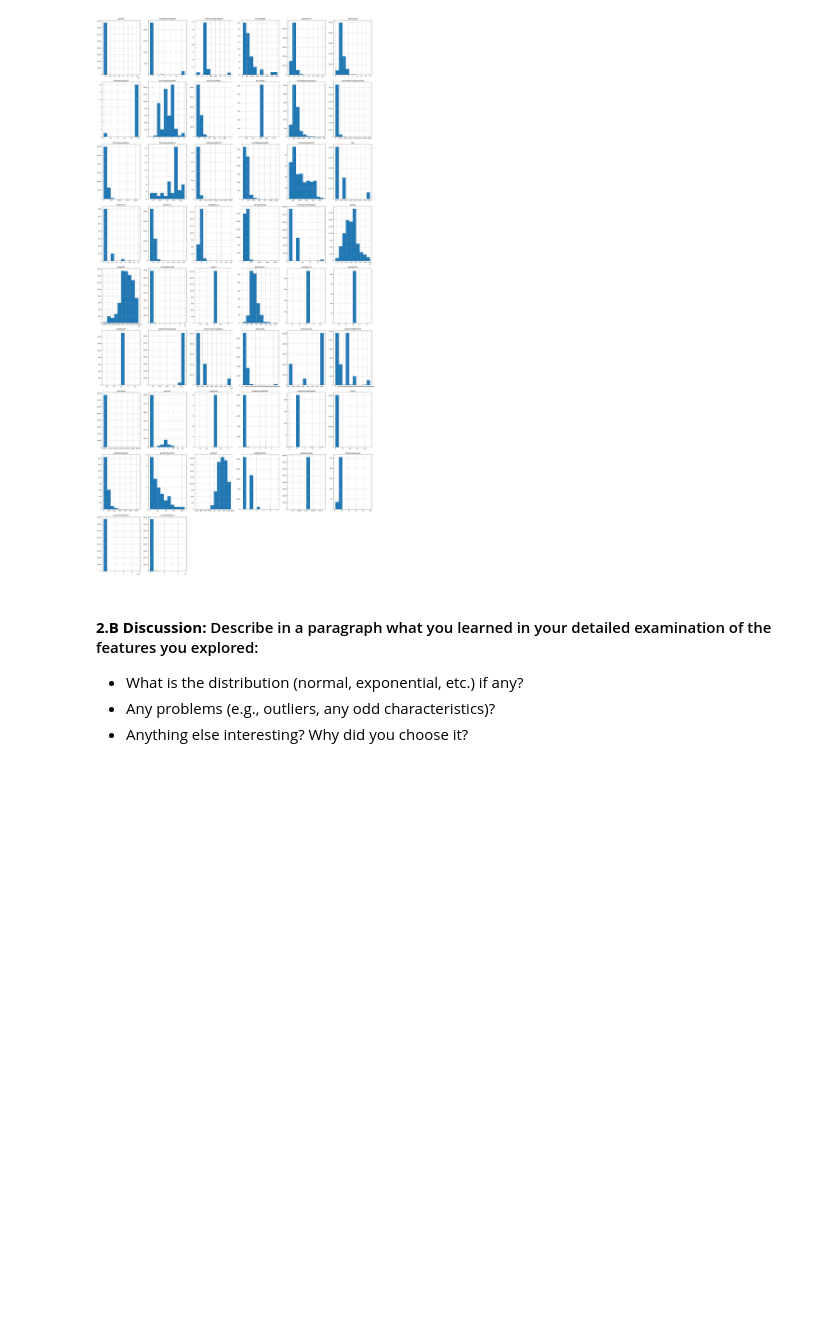
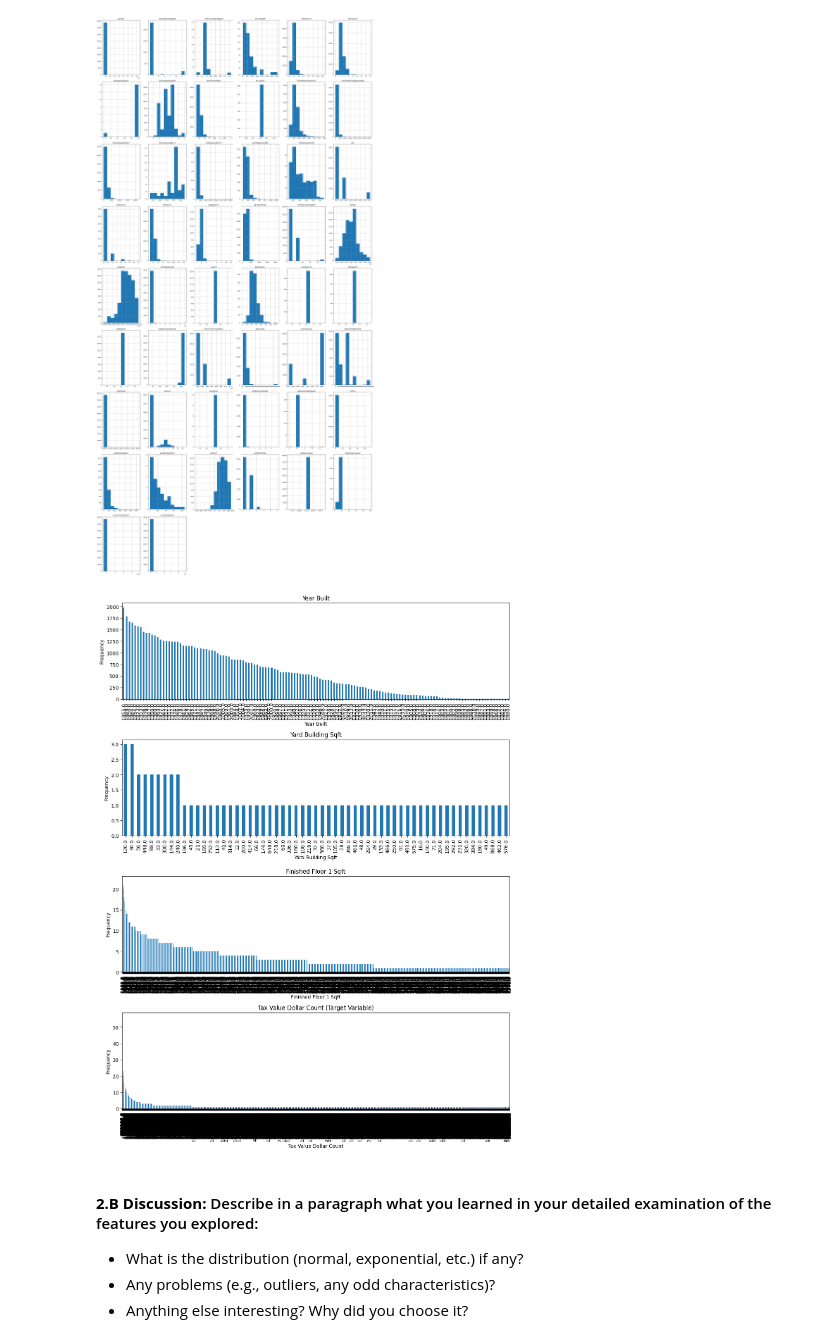
Before and after one commit to amc200092845471/Module-3-Assignments, a Jupyter notebook: Milestone_01 (1).ipynb, the cells around one changed output. Drawn from its saved outputs; the diff is of its cells as text; code cells hidden in the pictures; blank space fills up the shorter version.

```diff
--- a/Milestone_01 (1).ipynb
+++ b/Milestone_01 (1).ipynb
@@ -311,6 +324,41 @@ plt.show()
 # %% [output]
 <Figure size 3000x6000 with 0 Axes>
 [figure]
+# %%
+yearbuilt = df["yearbuilt"].value_counts()
+yardbuildingsqft26 = df["yardbuildingsqft26"].value_counts()
+finishedfloor1squarefeet = df["finishedfloor1squarefeet"].value_counts()
+taxvaluedollarcnt = df["taxvaluedollarcnt"].value_counts()
+
+plt.figure(figsize = (12, 16))
+plt.subplot(4, 1, 1)
+yearbuilt.plot(kind = "bar")
+plt.xlabel("Year Built")
+plt.ylabel("Frequency")
+plt.title("Year Built")
+
+plt.subplot(4, 1, 2)
+yardbuildingsqft26.plot(kind = "bar")
+plt.xlabel("Yard Building Sqft")
+plt.ylabel("Frequency")
+plt.title("Yard Building Sqft")
+
+plt.subplot(4, 1, 3)
+finishedfloor1squarefeet.plot(kind = "bar")
+plt.xlabel("Finished Floor 1 Sqft")
+plt.ylabel("Frequency")
+plt.title("Finished Floor 1 Sqft")
+
+plt.subplot(4, 1, 4)
+taxvaluedollarcnt.plot(kind = "bar")
+plt.xlabel("Tax Value Dollar Count")
+plt.ylabel("Frequency")
+plt.title("Tax Value Dollar Count (Target Variable)")
+
+plt.tight_layout()
+plt.show()
+# %% [output]
+[figure, added]
 # %% [markdown]
 #### **2.B Discussion:** Describe in a paragraph what you learned in your detailed examination of the features you explored:
 - What is the distribution (normal, exponential, etc.) if any?
```
Also changed, not shown: parts of 35 cells of this notebook, 2 other files.
